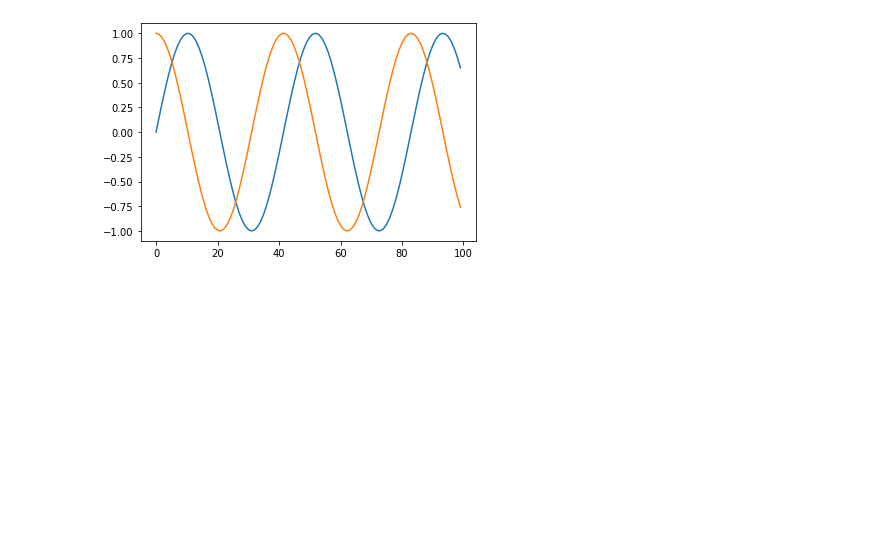
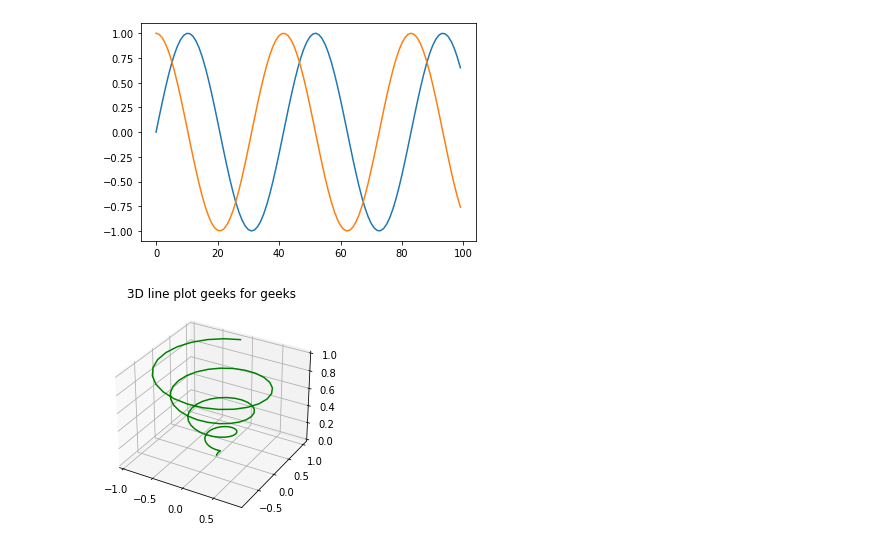
Before and after one commit to nlo-edu-pl/2021-nlo-inf, a Jupyter notebook: 2022-02-17/przyklad1.ipynb, the cells around one changed output. Saved outputs shown, nothing was run; the diff lists cells and outputs as text; code cells hidden in the pictures; blank space fills up the shorter version.

```diff
--- a/2022-02-17/przyklad1.ipynb
+++ b/2022-02-17/przyklad1.ipynb
@@ -13,3 +13,24 @@ plt.plot(c)
 # %% [output]
 [<matplotlib.lines.Line2D at 0x...>]
 [figure]
+# %%
+from mpl_toolkits import mplot3d
+import numpy as np
+import matplotlib.pyplot as plt
+
+fig = plt.figure()
+
+# syntax for 3-D projection
+ax = plt.axes(projection ='3d')
+
+# defining all 3 axes
+z = np.linspace(0, 1, 100)
+x = z * np.sin(25 * z)
+y = z * np.cos(25 * z)
+
+# plotting
+ax.plot3D(x, y, z, 'green')
+ax.set_title('3D line plot geeks for geeks')
+plt.show()
+# %% [output]
+[figure, added]
```
Also changed, not shown: parts of 2 cells of this notebook.
